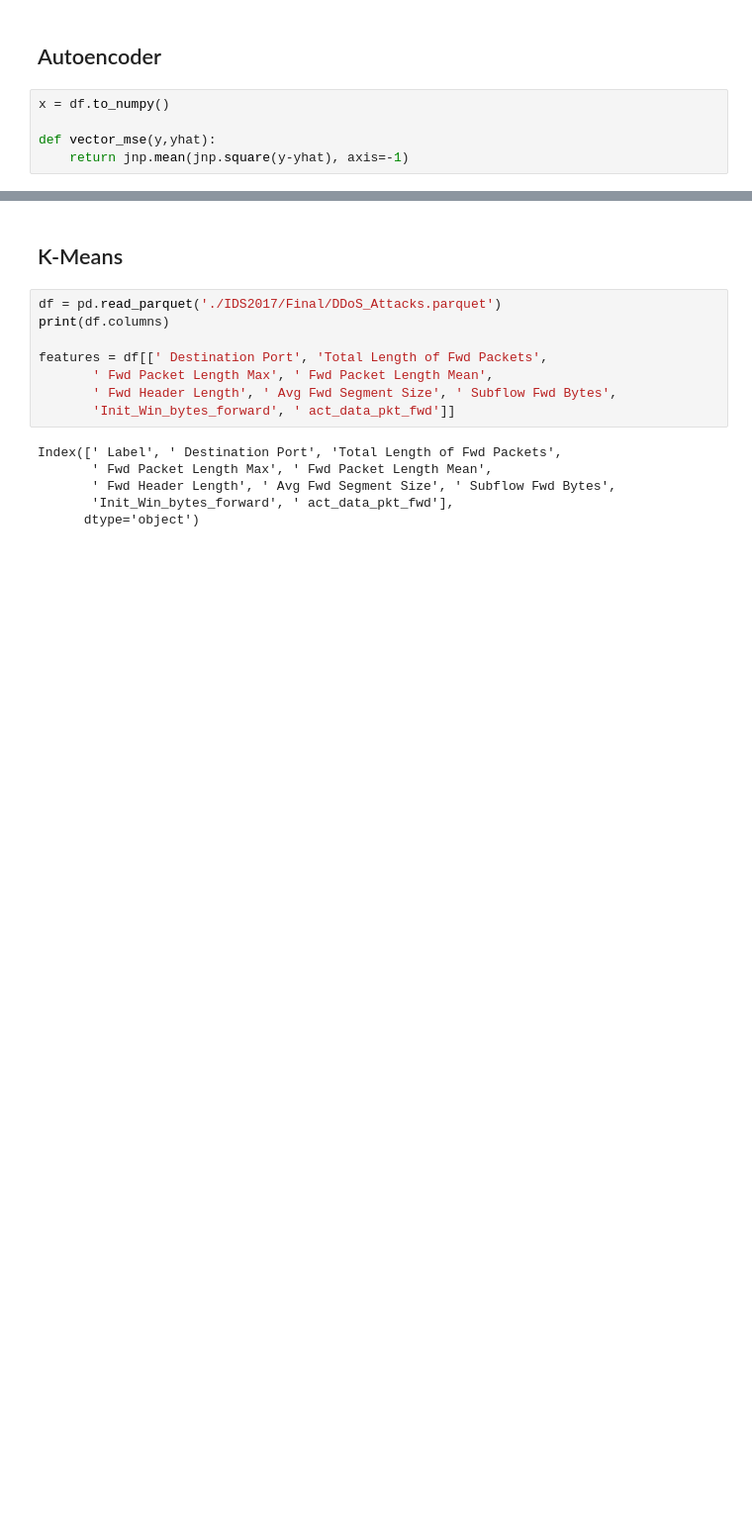
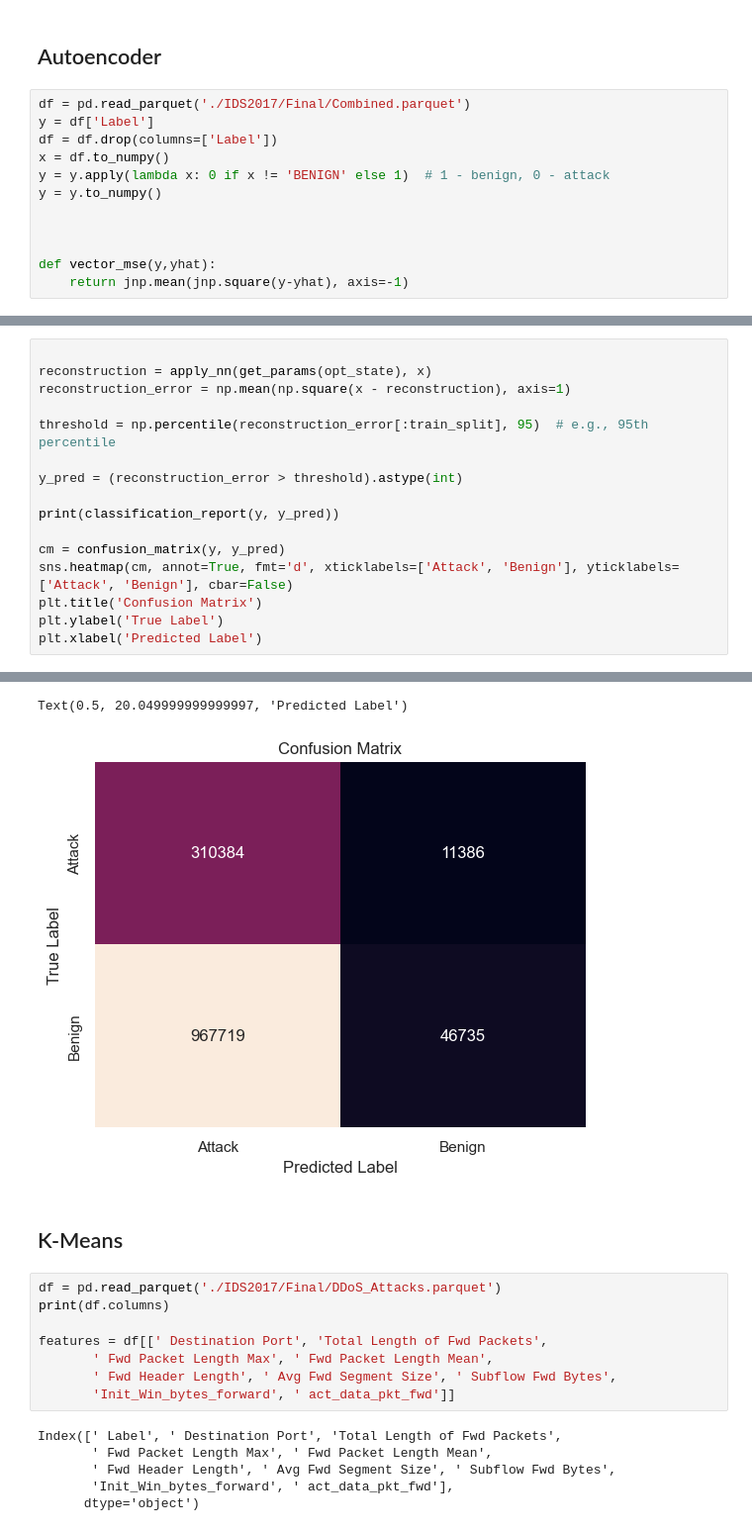
Before and after one commit to dwdwjtwcz/ids2017-anomaly-detection, a Jupyter notebook: podsumowanie3.ipynb, the cells around one changed output, grey strips where cells are left out. Shown at 99% size. Saved outputs shown, nothing was run; the diff lists cells and outputs as text; blank space fills up the shorter version.

```diff
--- a/podsumowanie3.ipynb
+++ b/podsumowanie3.ipynb
@@ -1192,7 +1210,14 @@ sns.scatterplot(
 # %% [markdown]
 ## Autoencoder
 # %%
+df = pd.read_parquet('./IDS2017/Final/Combined.parquet')
+y = df['Label']
+df = df.drop(columns=['Label'])
 x = df.to_numpy()
+y = y.apply(lambda x: 0 if x != 'BENIGN' else 1)  # 1 - benign, 0 - attack
+y = y.to_numpy()
+
+
 
 def vector_mse(y,yhat):
     return jnp.mean(jnp.square(y-yhat), axis=-1)
@@ -1270,0 +1296,17 @@ plt.legend()
+# %%
+
+reconstruction = apply_nn(get_params(opt_state), x)
+reconstruction_error = np.mean(np.square(x - reconstruction), axis=1)
+
+threshold = np.percentile(reconstruction_error[:train_split], 95)  # e.g., 95th percentile
+
+y_pred = (reconstruction_error > threshold).astype(int)
+
+print(classification_report(y, y_pred))
+
+cm = confusion_matrix(y, y_pred)
+sns.heatmap(cm, annot=True, fmt='d', xticklabels=['Attack', 'Benign'], yticklabels=['Attack', 'Benign'], cbar=False)
+plt.title('Confusion Matrix')
+plt.ylabel('True Label')
+plt.xlabel('Predicted Label')
+# %% [output]
@@ -1271,3 +1321,5 @@ plt.legend()
+Text(0.5, 20.049999999999997, 'Predicted Label')
+[figure, added]
 # %% [markdown]
 ## K-Means
 # %%
```
Also changed, not shown: parts of 12 cells of this notebook.
